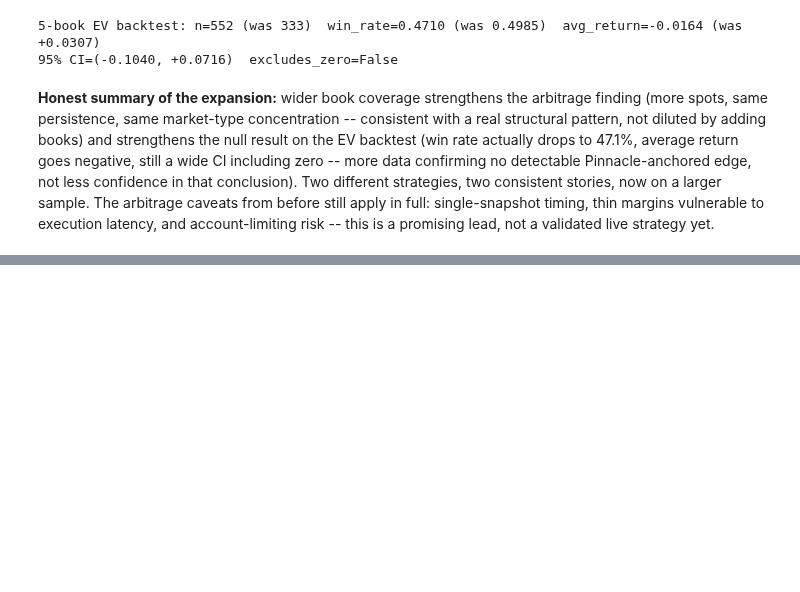
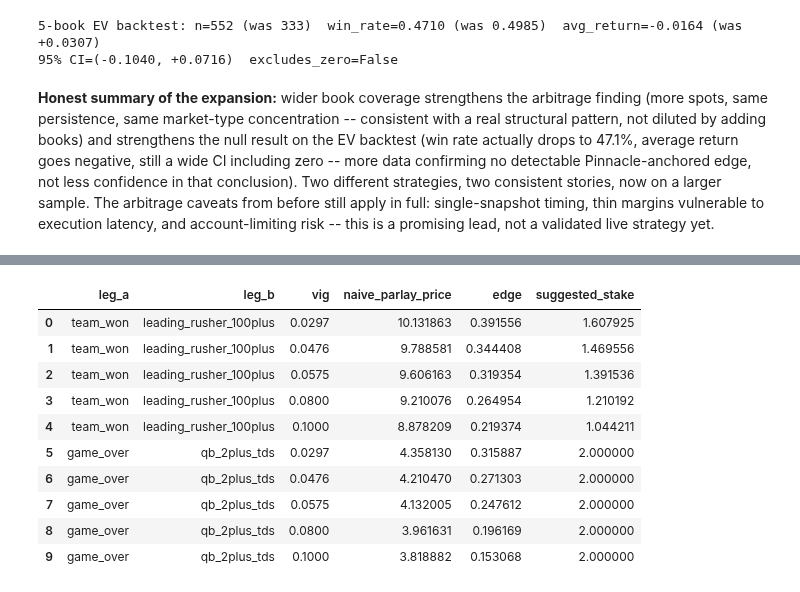
Before and after one commit to rahulr-1006/nfl_2026, a Jupyter notebook: notebooks/model_backtest_results.ipynb, the cells around one changed output, grey strips where cells are left out. Drawn from its saved outputs; the diff is of its cells as text; code cells hidden in the pictures; blank space fills up the shorter version.

```diff
--- a/notebooks/model_backtest_results.ipynb
+++ b/notebooks/model_backtest_results.ipynb
@@ -1345,0 +1525,12 @@ this is a promising lead, not a validated live strategy yet.
+# %%
+from src.backtest.correlated_props import correlated_edge, MEASURED_PROP_VIG
+
+edge_rows = []
+for leg_a, leg_b, df in leg_pairs:
+    r = measure_leg_correlation(df[leg_a], df[leg_b])
+    e = correlated_edge(r["p_a"], r["p_b"], r["p_a_and_b"])
+    edge_rows.append({"leg_a": leg_a, "leg_b": leg_b, "lift": r["lift"], **e})
+
+edge_report = pd.DataFrame(edge_rows).sort_values("edge", ascending=False)
+print(f"vig assumption: {MEASURED_PROP_VIG:.2%} (Pinnacle's own measured prop vig, 5,005 real O/U pairs)")
+edge_report[["leg_a", "leg_b", "lift", "naive_parlay_price", "true_prob", "naive_implied_prob", "edge", "suggested_stake"]]
@@ -1345,0 +1561,20 @@ this is a promising lead, not a validated live strategy yet.
+# %%
+vig_sweep_rows = []
+for leg_a, leg_b, df in [("team_won", "leading_rusher_100plus", team_game), ("game_over", "qb_2plus_tds", team_game)]:
+    r = measure_leg_correlation(df[leg_a], df[leg_b])
+    for vig in [0.0297, 0.0476, 0.0575, 0.08, 0.10]:
+        e = correlated_edge(r["p_a"], r["p_b"], r["p_a_and_b"], vig=vig)
+        vig_sweep_rows.append({"leg_a": leg_a, "leg_b": leg_b, "vig": vig, "naive_parlay_price": e["naive_parlay_price"], "edge": e["edge"], "suggested_stake": e["suggested_stake"]})
+pd.DataFrame(vig_sweep_rows)
+# %% [output]
+|  | leg_a | leg_b | vig | naive_parlay_price | edge | suggested_stake |
+| 0 | team_won | leading_rusher_100plus | 0.0297 | 10.131863 | 0.391556 | 1.607925 |
+| 1 | team_won | leading_rusher_100plus | 0.0476 | 9.788581 | 0.344408 | 1.469556 |
+| 2 | team_won | leading_rusher_100plus | 0.0575 | 9.606163 | 0.319354 | 1.391536 |
+| 3 | team_won | leading_rusher_100plus | 0.0800 | 9.210076 | 0.264954 | 1.210192 |
+| 4 | team_won | leading_rusher_100plus | 0.1000 | 8.878209 | 0.219374 | 1.044211 |
+| 5 | game_over | qb_2plus_tds | 0.0297 | 4.358130 | 0.315887 | 2.000000 |
+| 6 | game_over | qb_2plus_tds | 0.0476 | 4.210470 | 0.271303 | 2.000000 |
+| 7 | game_over | qb_2plus_tds | 0.0575 | 4.132005 | 0.247612 | 2.000000 |
+| 8 | game_over | qb_2plus_tds | 0.0800 | 3.961631 | 0.196169 | 2.000000 |
+| 9 | game_over | qb_2plus_tds | 0.1000 | 3.818882 | 0.153068 | 2.000000 |
```
Also changed, not shown: parts of 13 cells of this notebook, 8 other files.
